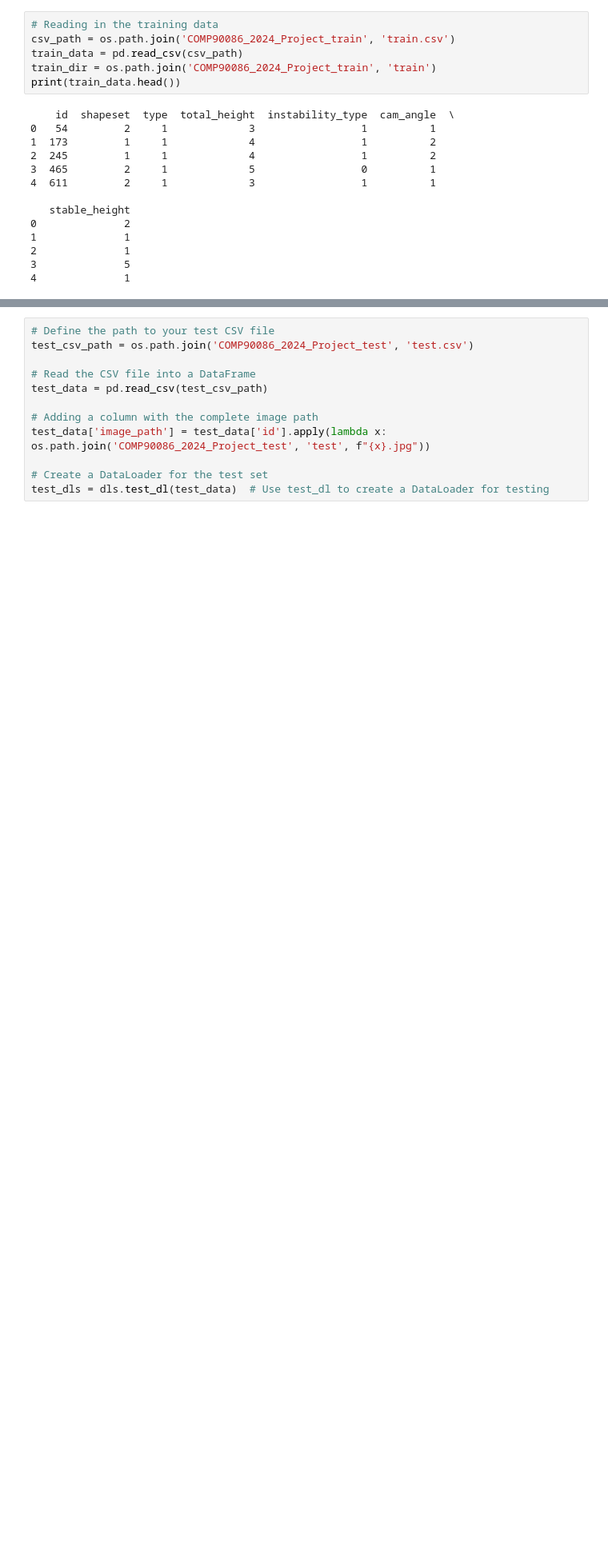
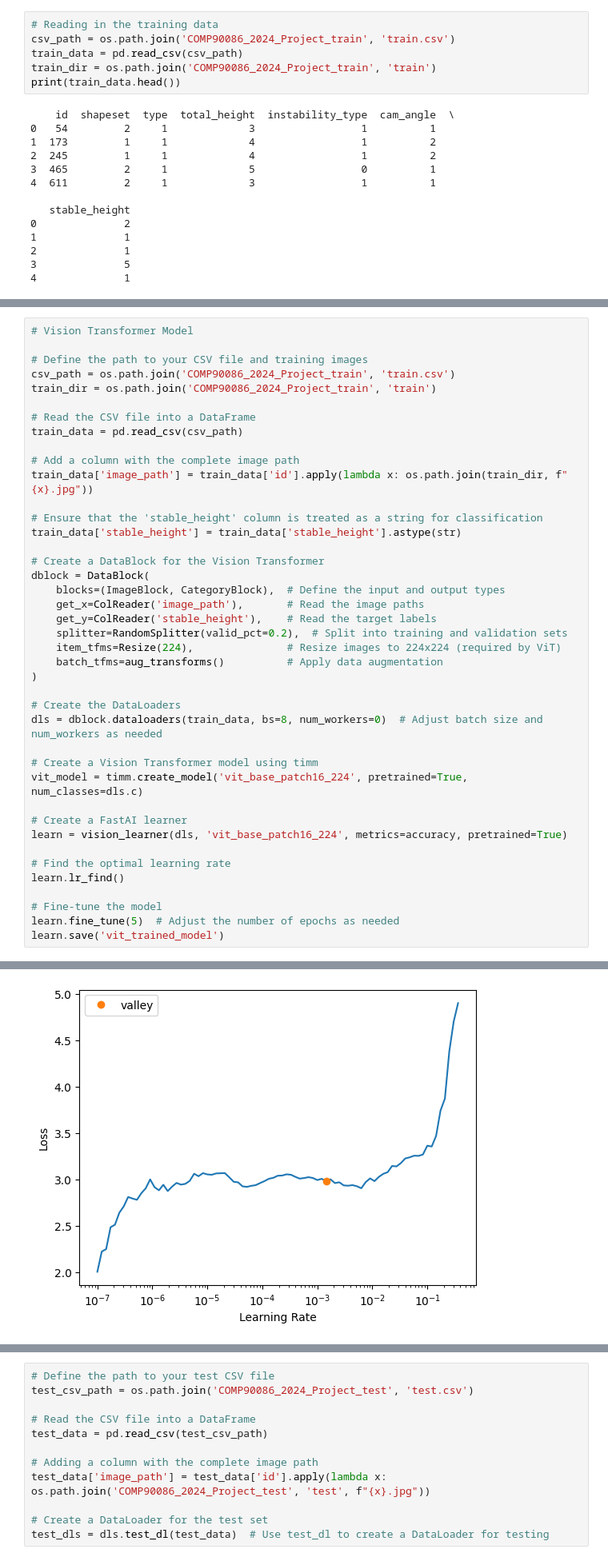
Before and after one commit to julehalim/ComputerVisionFinal, a Jupyter notebook: inception_model.ipynb, the cells around one changed output, grey strips where cells are left out. Shown at 80% size. Saved outputs shown, nothing was run; the diff lists cells and outputs as text; blank space fills up the shorter version.

```diff
--- a/inception_model.ipynb
+++ b/inception_model.ipynb
@@ -140,0 +148,42 @@ KeyboardInterrupt:
+# %%
+# Vision Transformer Model
+
+# Define the path to your CSV file and training images
+csv_path = os.path.join('COMP90086_2024_Project_train', 'train.csv')
+train_dir = os.path.join('COMP90086_2024_Project_train', 'train')
+
+# Read the CSV file into a DataFrame
+train_data = pd.read_csv(csv_path)
+
+# Add a column with the complete image path
+train_data['image_path'] = train_data['id'].apply(lambda x: os.path.join(train_dir, f"{x}.jpg"))
+
+# Ensure that the 'stable_height' column is treated as a string for classification
+train_data['stable_height'] = train_data['stable_height'].astype(str)
+
+# Create a DataBlock for the Vision Transformer
+dblock = DataBlock(
+    blocks=(ImageBlock, CategoryBlock),  # Define the input and output types
+    get_x=ColReader('image_path'),       # Read the image paths
+    get_y=ColReader('stable_height'),    # Read the target labels
+    splitter=RandomSplitter(valid_pct=0.2),  # Split into training and validation sets
+    item_tfms=Resize(224),               # Resize images to 224x224 (required by ViT)
+    batch_tfms=aug_transforms()          # Apply data augmentation
+)
+
+# Create the DataLoaders
+dls = dblock.dataloaders(train_data, bs=8, num_workers=0)  # Adjust batch size and num_workers as needed
+
+# Create a Vision Transformer model using timm
+vit_model = timm.create_model('vit_base_patch16_224', pretrained=True, num_classes=dls.c)
+
+# Create a FastAI learner
+learn = vision_learner(dls, 'vit_base_patch16_224', metrics=accuracy, pretrained=True)
+
+# Find the optimal learning rate
+learn.lr_find()
+
+# Fine-tune the model
+learn.fine_tune(5)  # Adjust the number of epochs as needed
+learn.save('vit_trained_model')
+# %% [output]
@@ -140,0 +200 @@ KeyboardInterrupt:
+[figure, added]
```
Also changed, not shown: parts of 11 cells of this notebook.
